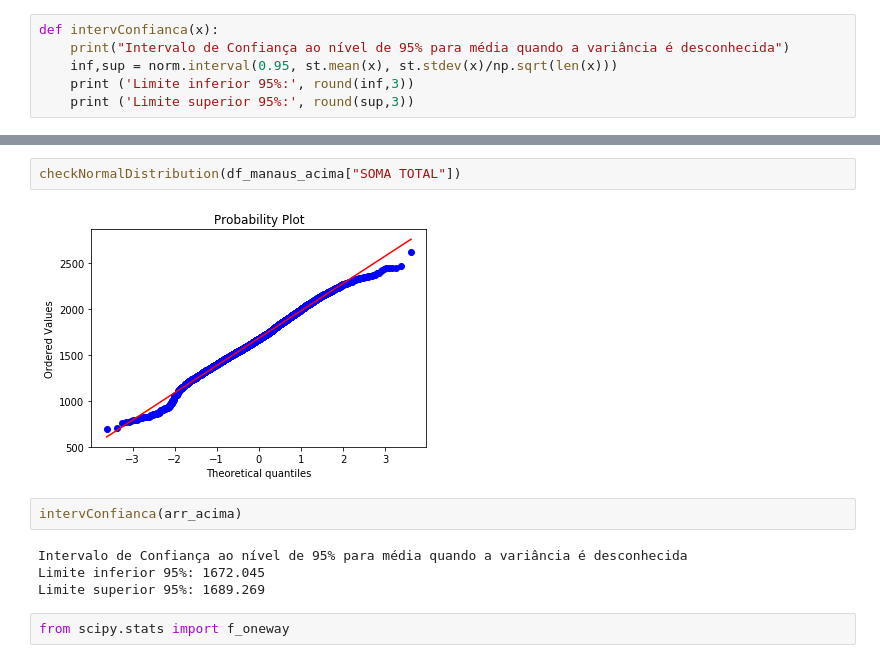
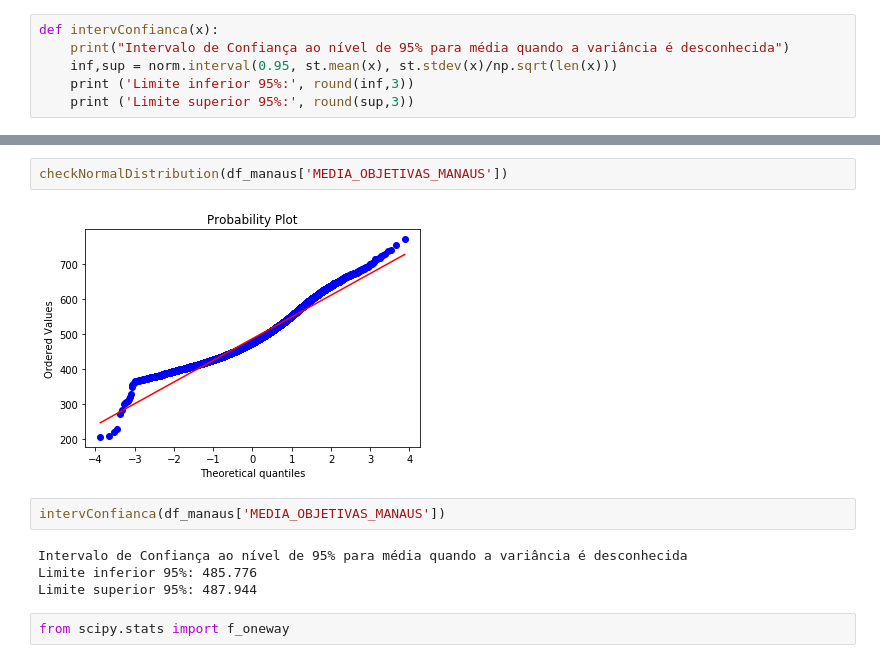
Before and after one commit to paulordie/aquis-preproc-explo-dados, a Jupyter notebook: projeto-final-enem2019-versao-final.ipynb, the cells around one changed output, grey strips where cells are left out. Cells and saved outputs as stored; diff of their text form.

```diff
--- a/projeto-final-enem2019-versao-final.ipynb
+++ b/projeto-final-enem2019-versao-final.ipynb
@@ -696,13 +702,13 @@ grafNormalized(df_manaus_acima["SOMA TOTAL"], "com renda acima")
-# %%
-checkNormalDistribution(df_manaus_acima["SOMA TOTAL"])
-# %% [output]
-[figure, removed]
-# %%
-intervConfianca(arr_acima)
-# %% [output]
-Intervalo de Confiança ao nível de 95% para média quando a variância é desconhecida
-Limite inferior 95%: 1672.045
-Limite superior 95%: 1689.269
+# %%
+checkNormalDistribution(df_manaus['MEDIA_OBJETIVAS_MANAUS'])
+# %% [output]
+[figure, added]
+# %%
+intervConfianca(df_manaus['MEDIA_OBJETIVAS_MANAUS'])
+# %% [output]
+Intervalo de Confiança ao nível de 95% para média quando a variância é desconhecida
+Limite inferior 95%: 485.776
+Limite superior 95%: 487.944
 # %%
 from scipy.stats import f_oneway
 # %%
```
Also changed, not shown: parts of 11 cells of this notebook.
